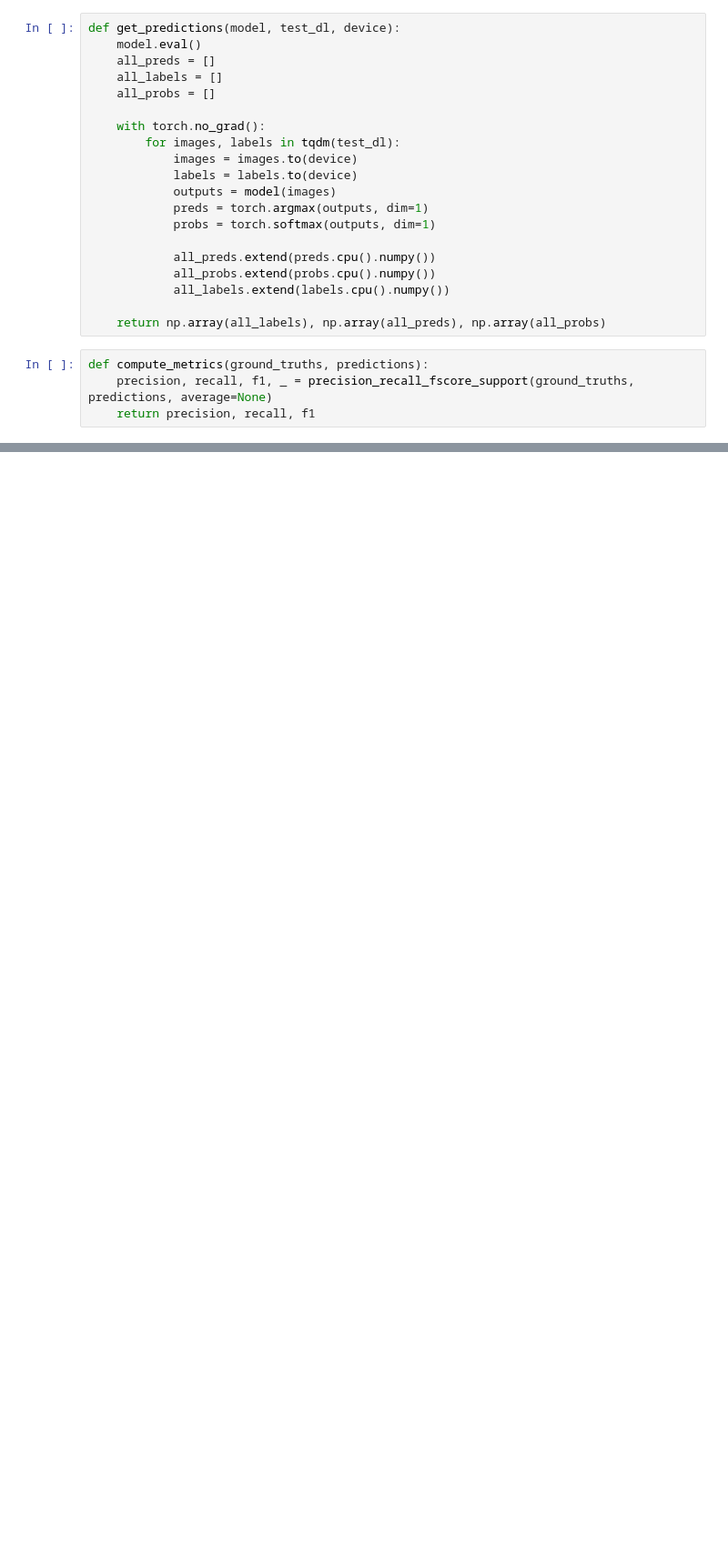
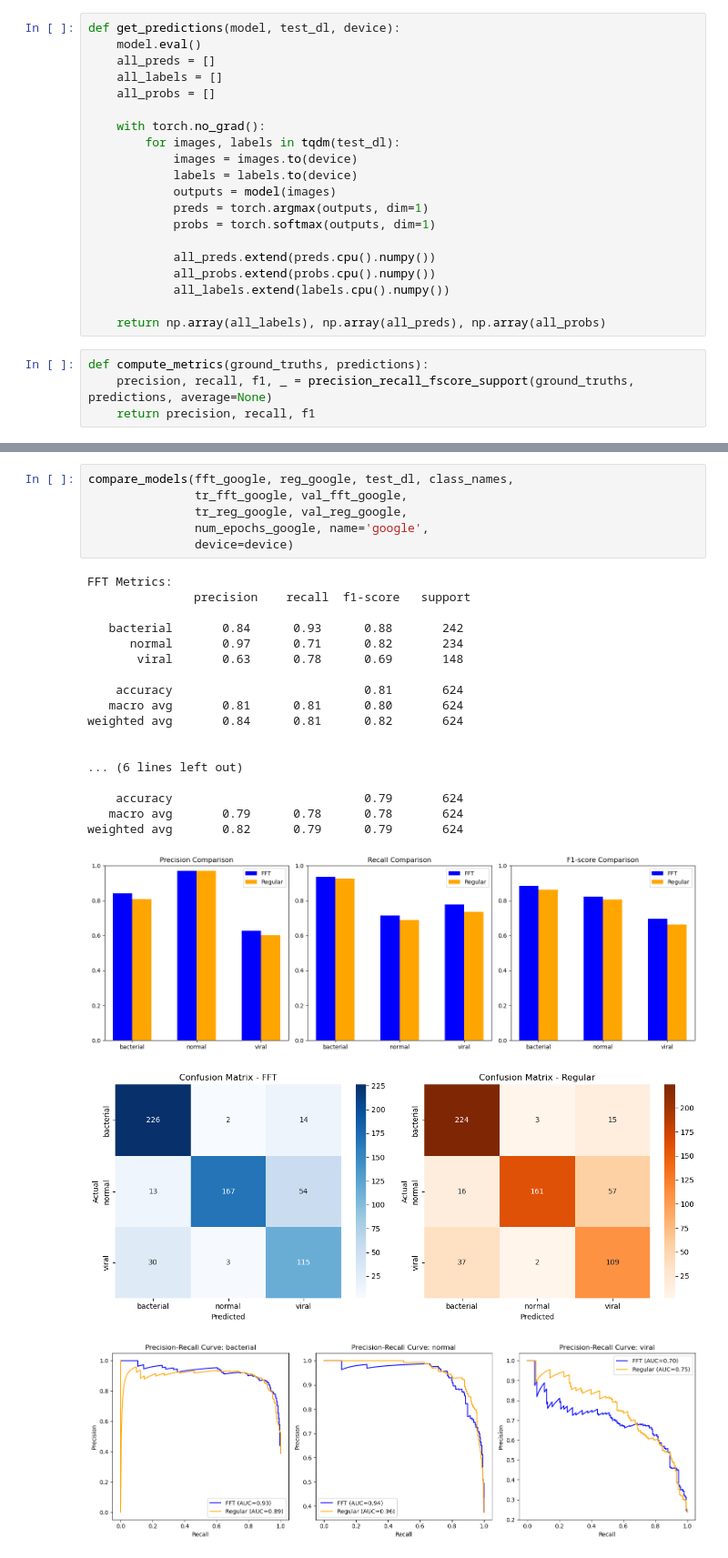
Before and after one commit to incingrenSP/fft_cnn, a Jupyter notebook: compare.ipynb, the cells around one changed output, grey strips where cells are left out. Shown: that part at 91% size. Cells and saved outputs as stored; diff of their text form; blank space fills up the shorter version.

```diff
--- a/compare.ipynb
+++ b/compare.ipynb
@@ -260,0 +306,27 @@ ROC Curve for Regular Model:
+# %%
+compare_models(fft_google, reg_google, test_dl, class_names,
+               tr_fft_google, val_fft_google,
+               tr_reg_google, val_reg_google,
+               num_epochs_google, name='google',
+               device=device)
+# %% [output]
+FFT Metrics:
+               precision    recall  f1-score   support
+
+   bacterial       0.84      0.93      0.88       242
+      normal       0.97      0.71      0.82       234
+       viral       0.63      0.78      0.69       148
+
+    accuracy                           0.81       624
+   macro avg       0.81      0.81      0.80       624
+weighted avg       0.84      0.81      0.82       624
+
+
+... (6 lines left out)
+
+    accuracy                           0.79       624
+   macro avg       0.79      0.78      0.78       624
+weighted avg       0.82      0.79      0.79       624
+[figure, added]
+[figure, added]
+[figure, added]
```
Also changed, not shown: parts of 18 cells of this notebook, 16 other files.
